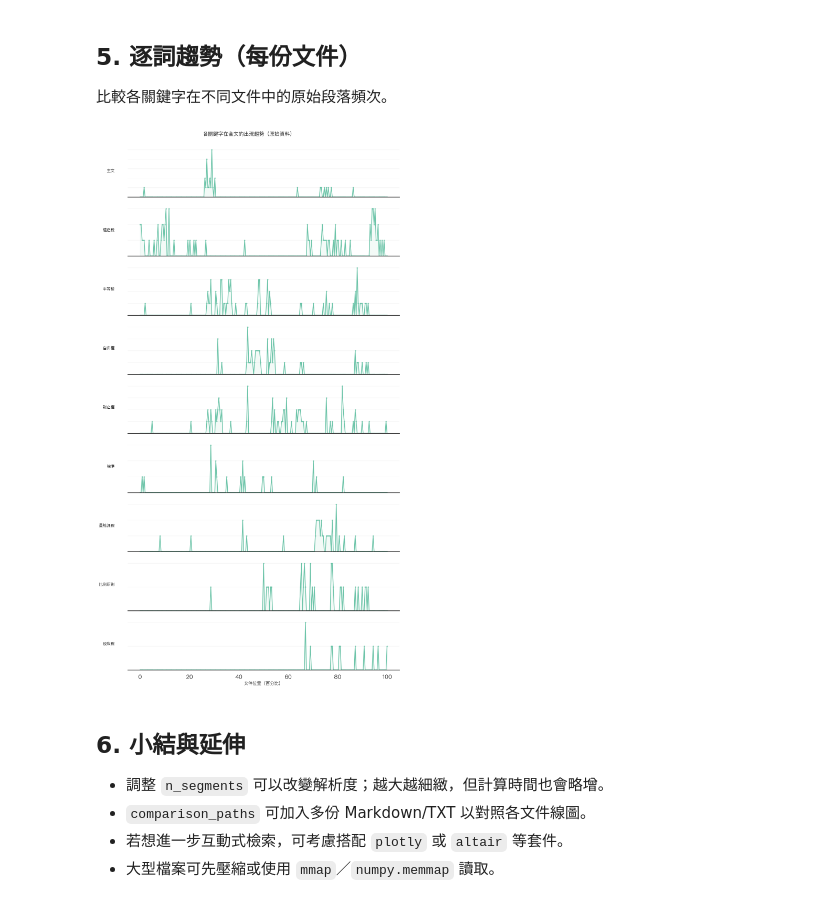
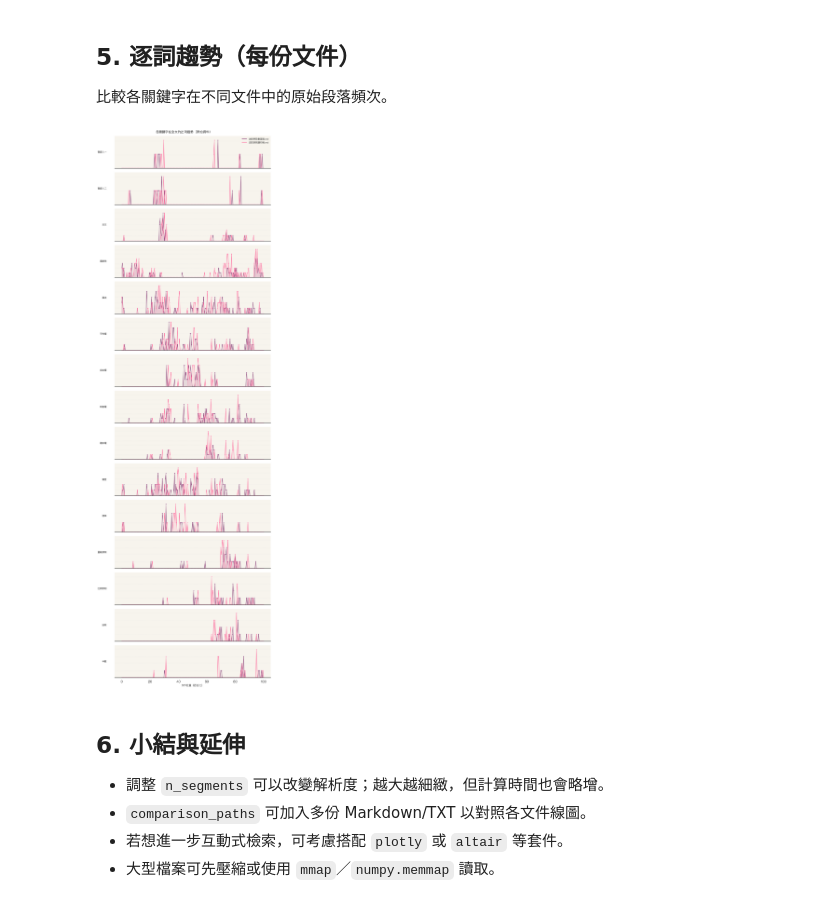
Before and after one commit to mt019/1141_Tax_Ko, a Jupyter notebook: notebooks/keyword_minimap.ipynb, the cells around one changed output. Saved outputs shown, nothing was run; the diff lists cells and outputs as text; code cells hidden in the pictures.

```diff
--- a/notebooks/keyword_minimap.ipynb
+++ b/notebooks/keyword_minimap.ipynb
@@ -111,22 +103,31 @@ plt.rcParams['axes.unicode_minus'] = False
 # 將 text_path 設為特定檔案路徑；若設為 None 則會自動尋找相對應檔案
 text_path = None
 keywords = [
+    '聲請人一',
+    '聲請人二',
     '主文',
     '遺產稅',
+    '憲法',
     '平等權',
     '自由權',
     '財產權',
+    '繼承權',
+    '審查',
     '標準',
     '量能課稅',
     '比例原則',
-    '絞殺稅',
+    '絞殺',
+    '半數'
 ]
 
 # 分段數量；200~400 會有不錯的解析度，也視文本長度調整
-n_segments = 250
+n_segments = 200
 
 # 是否將每個關鍵字的出現次數做 0~1 的標準化，方便比較不同頻率的字
 normalize_per_keyword = True
+
+# 是否在熱圖上繪製白色網格線
+heatmap_show_grid = True
 
 # # 額外比較的文本路徑，可為絕對或相對路徑。
 # comparison_paths = [
@@ -135,7 +136,7 @@ normalize_per_keyword = True
 
 # 額外比較的文本路徑，可為絕對或相對路徑。留空則僅分析主要文本。
 comparison_paths = [
-    # Path('mkdocs/My_Notes/113憲判字11號判決/法官學院講初稿.md'),
+    Path('mkdocs/My_Notes/113憲判字11號判決/法官學院講初稿.md'),
 ]
 # %% [markdown]
 ## 2. 載入文本並切割成可視化片段
@@ -331,45 +352,45 @@ plt.show()
 ## 5. 逐詞趨勢（每份文件）
 比較各關鍵字在不同文件中的原始段落頻次。
 # %%
-palette = sns.color_palette('Set2', n_colors=max(1, len(documents)))
+blossom_line_colors = ['#8a4178', '#ff8ab6', '#ff6f9f', '#f05a8f', '#ffb3d0', '#ffd7e5', '#fff6f8']
+color_order = [0, 2, 4, 1, 3, 5, 6]
+colors = [blossom_line_colors[i % len(blossom_line_colors)] for i in color_order[:max(1, len(documents))]]
 
-fig, axes = plt.subplots(len(keywords), 1, figsize=(12, 2.4 * len(keywords)), sharex=True)
+fig, axes = plt.subplots(len(keywords), 1, figsize=(12, 2.5 * len(keywords)), sharex=True)
 if len(keywords) == 1:
     axes = [axes]
 
 for ax, kw in zip(axes, keywords):
+    ax.set_facecolor('#f7f4ed')
     max_val = 0
     for idx, doc in enumerate(documents):
-        color = palette[idx % len(palette)]
+        color = colors[idx % len(colors)]
         positions = doc['positions']
         series = doc['counts_df'][kw].astype(float).to_numpy()
-        ax.plot(positions, series, color=color, linewidth=2, alpha=0.95, label=doc['label'])
-        ax.scatter(positions, series, color=color, s=18, alpha=0.6, edgecolors='white', linewidths=0.4)
-        ax.fill_between(positions, series, alpha=0.08, color=color)
+        ax.plot(positions, series, color=color, linewidth=1.4, label=doc['label'])
+        ax.fill_between(positions, series, alpha=0.15, color=color)
+        ax.scatter(positions, series, color=color, s=22, edgecolor='white', linewidth=0.8, alpha=0.95)
         max_val = max(max_val, series.max())
-    ax.set_ylabel(kw, rotation=0, labelpad=36, fontsize=11, va='center', ha='right')
-    ax.set_ylim(0, max(1, max_val * 1.1))
+    ax.set_ylabel(kw, rotation=0, labelpad=38, fontsize=11, va='center', ha='right')
+    ax.set_ylim(0, max(1, max_val * 1.15))
     ax.set_yticks(range(int(max_val) + 1))
-    ax.grid(axis='y', alpha=0.15)
+    ax.grid(axis='y', alpha=0.18, linestyle='--', linewidth=0.9)
     ax.spines['top'].set_visible(False)
     ax.spines['right'].set_visible(False)
     ax.spines['left'].set_visible(False)
     ax.tick_params(axis='y', which='both', left=False, labelleft=False)
 
 axes[-1].set_xlabel('文件位置（百分比）', fontsize=12)
-fig.suptitle('各關鍵字在全文的出現趨勢（原始資料）', fontsize=14, y=0.99)
+fig.suptitle('各關鍵字在全文的出現趨勢（原始資料）', fontsize=15, y=0.99)
 
-if len(documents) > 1:
-    handles = [plt.Line2D([0], [0], color=palette[idx % len(palette)], lw=2) for idx in range(len(documents))]
-    labels = [doc['label'] for doc in documents]
-    axes[0].legend(handles, labels, loc='upper right', frameon=False, fontsize=11)
-else:
-    axes[0].legend().remove() if axes[0].get_legend() else None
+handles = [plt.Line2D([0], [0], color=colors[idx % len(colors)], lw=2.6) for idx in range(len(documents))]
+labels = [doc['label'] for doc in documents]
+axes[0].legend(handles, labels, loc='upper right', frameon=False, fontsize=11)
 
 plt.tight_layout()
 plt.show()
 # %% [output]
-[figure, old version]
+[figure, new version]
 # %% [markdown]
 ## 6. 小結與延伸
 - 調整 `n_segments` 可以改變解析度；越大越細緻，但計算時間也會略增。
```
Also changed, not shown: parts of 7 cells of this notebook, 5 other files.
